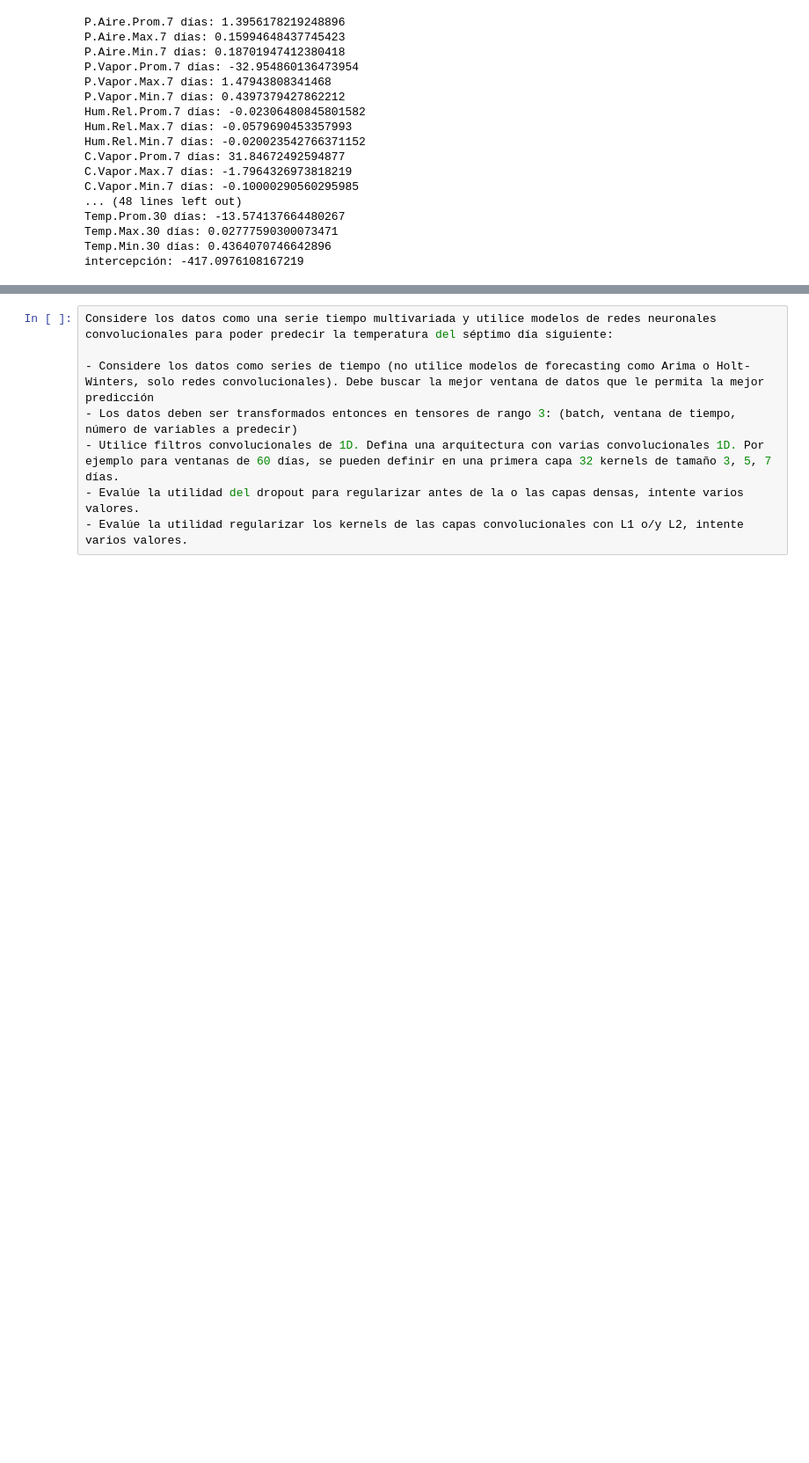
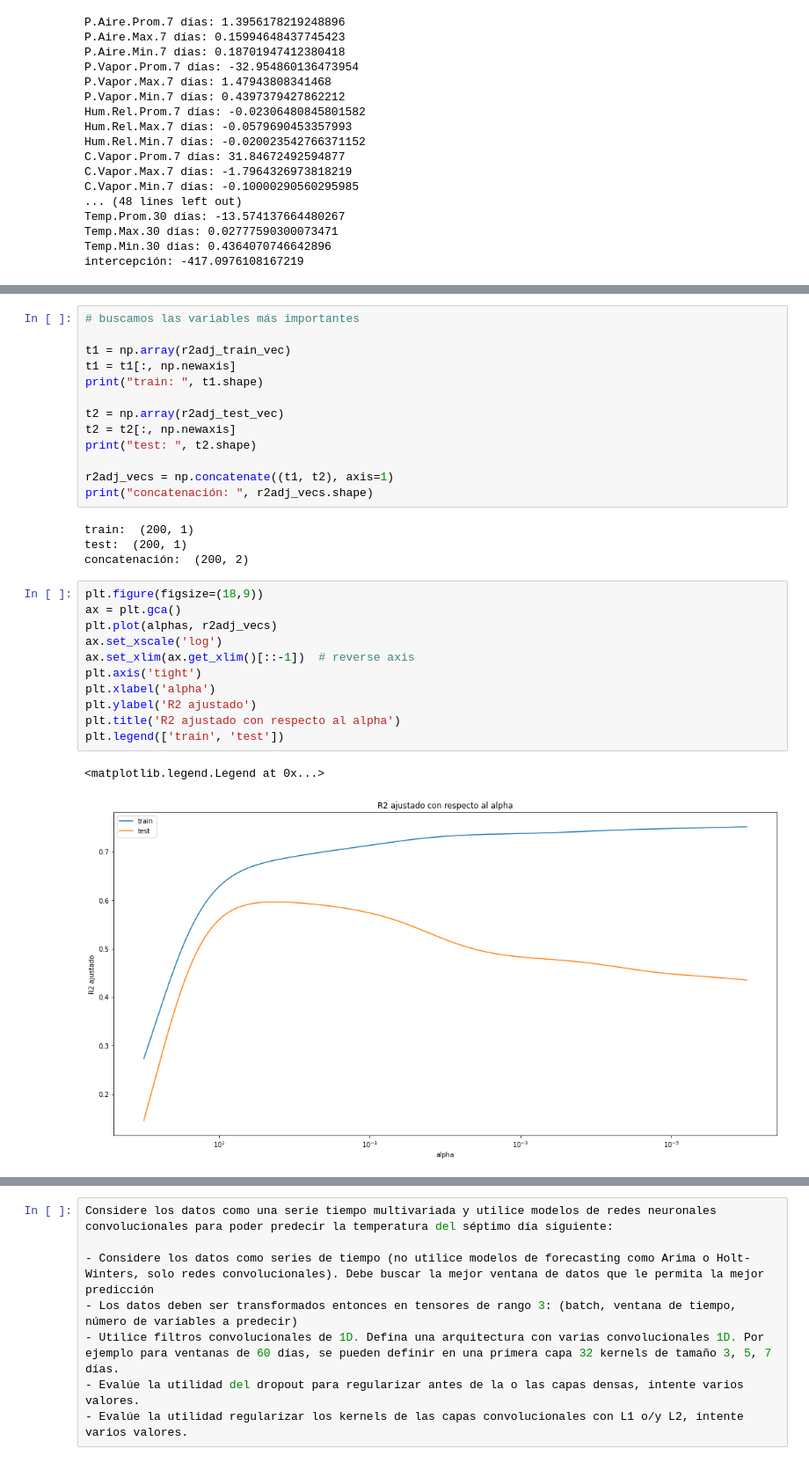
Before and after one commit to josemoncada87/tallerFDA2, a Jupyter notebook: Taller Fundamentos de Analítica de Datos II - Enunciado.ipynb, the cells around one changed output, grey strips where cells are left out. Shown at 88% size. Saved outputs shown, nothing was run; the diff lists cells and outputs as text; blank space fills up the shorter version.

```diff
--- a/Taller Fundamentos de Analítica de Datos II - Enunciado.ipynb
+++ b/Taller Fundamentos de Analítica de Datos II - Enunciado.ipynb
@@ -702,0 +913,31 @@ NameError: name 'train_x' is not defined
+# %%
+# buscamos las variables más importantes
+
+t1 = np.array(r2adj_train_vec)
+t1 = t1[:, np.newaxis]
+print("train: ", t1.shape)
+
+t2 = np.array(r2adj_test_vec)
+t2 = t2[:, np.newaxis]
+print("test: ", t2.shape)
+
+r2adj_vecs = np.concatenate((t1, t2), axis=1)
+print("concatenación: ", r2adj_vecs.shape)
+# %% [output]
+train:  (200, 1)
+test:  (200, 1)
+concatenación:  (200, 2)
+# %%
+plt.figure(figsize=(18,9))
+ax = plt.gca()
+plt.plot(alphas, r2adj_vecs)
+ax.set_xscale('log')
+ax.set_xlim(ax.get_xlim()[::-1])  # reverse axis
+plt.axis('tight')
+plt.xlabel('alpha')
+plt.ylabel('R2 ajustado')
+plt.title('R2 ajustado con respecto al alpha')
+plt.legend(['train', 'test'])
+# %% [output]
+<matplotlib.legend.Legend at 0x...>
+[figure, added]
```
Also changed, not shown: parts of 29 cells of this notebook.
